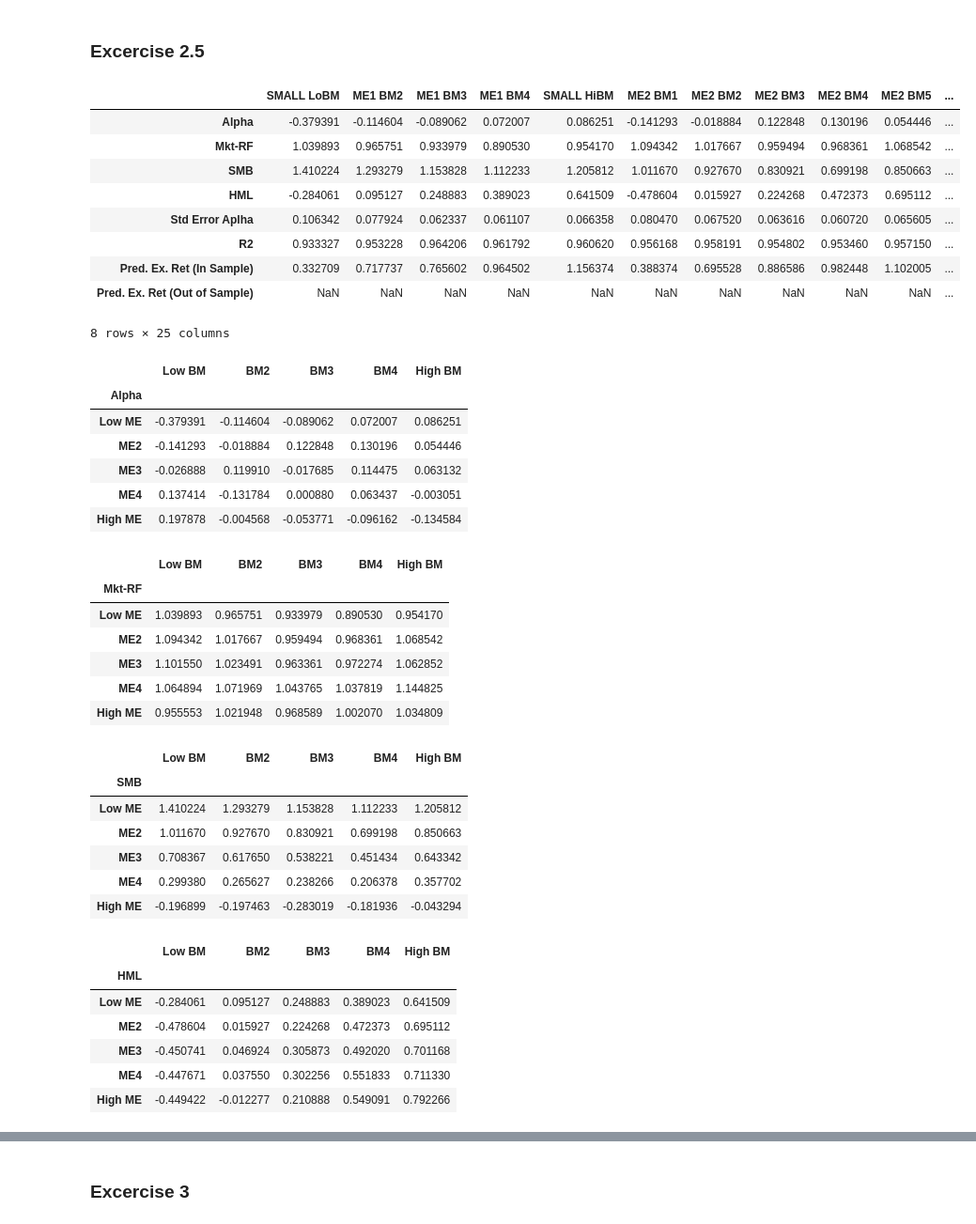
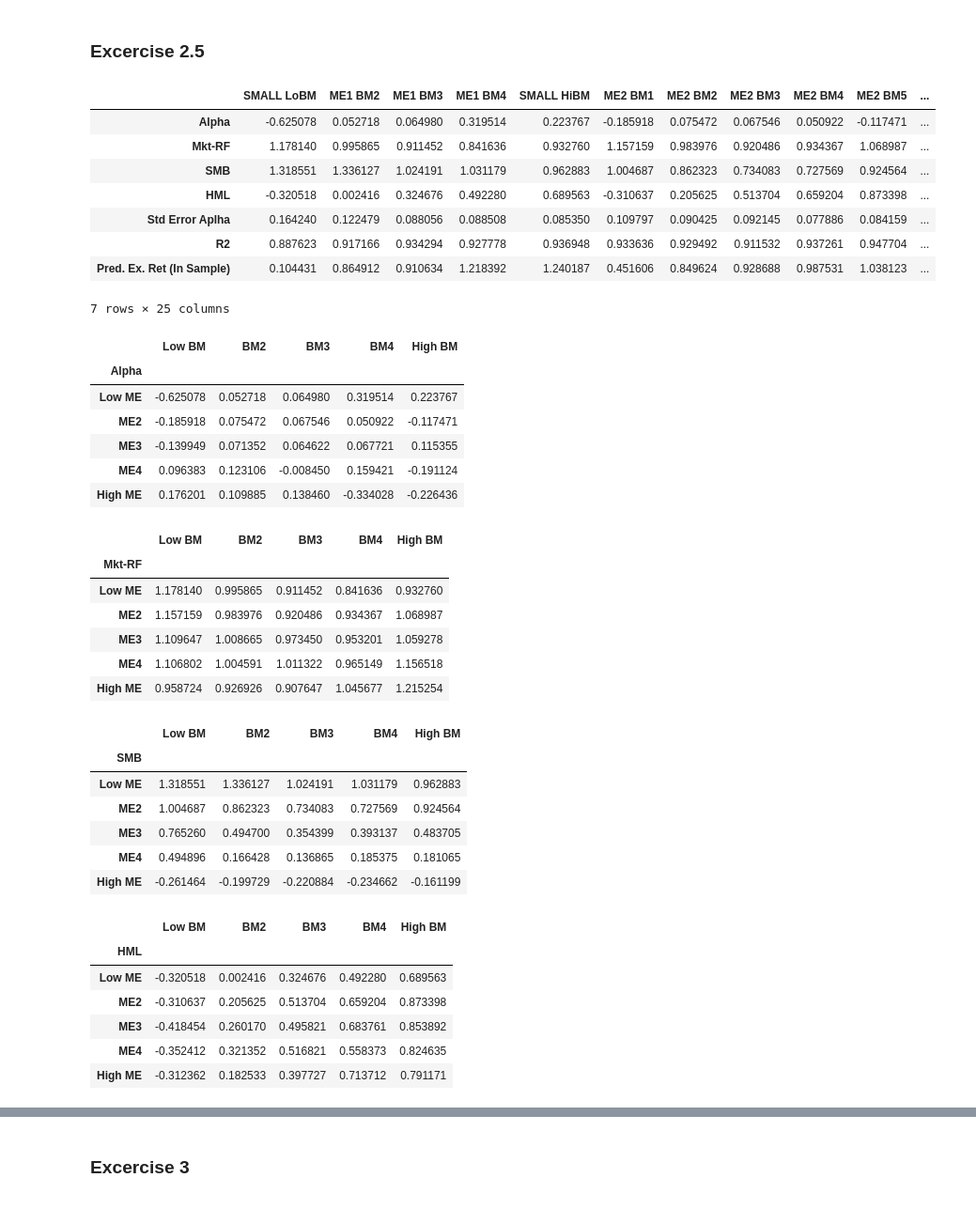
Before and after one commit to Luedman/Theory_of_Finance_Assignments, a Jupyter notebook: Assignment_3/Assignment3.ipynb, the cells around one changed output, grey strips where cells are left out. Shown at 94% size. Drawn from its saved outputs; the diff is of its cells as text; code cells hidden in the pictures.

```diff
--- a/Assignment_3/Assignment3.ipynb
+++ b/Assignment_3/Assignment3.ipynb
@@ -446,68 +446,66 @@ for portfolio_name in excess_returns_ex25.columns[:-4]:
                                    exret_pred[0]]
 # %%
 #Convert the result dict into a dataframe
-results_ex25 = pd.DataFrame(results_ex2, index = ['Alpha',
+results_ex25 = pd.DataFrame(results_ex25, index = ['Alpha',
                                                  'Mkt-RF',
                                                  'SMB','HML',
                                                  'Std Error Aplha',
-                                                 'R2', 'Pred. Ex. Ret (In Sample)',
-                                                 'Pred. Ex. Ret (Out of Sample)'])
+                                                 'R2', 'Pred. Ex. Ret (In Sample)'])
 results_ex25
 # %% [output]
 |  | SMALL LoBM | ME1 BM2 | ME1 BM3 | ME1 BM4 | SMALL HiBM | ME2 BM1 | ME2 BM2 | ME2 BM3 | ME2 BM4 | ME2 BM5 | ... |
-| Alpha | -0.379391 | -0.114604 | -0.089062 | 0.072007 | 0.086251 | -0.141293 | -0.018884 | 0.122848 | 0.130196 | 0.054446 | ... |
-| Mkt-RF | 1.039893 | 0.965751 | 0.933979 | 0.890530 | 0.954170 | 1.094342 | 1.017667 | 0.959494 | 0.968361 | 1.068542 | ... |
-| SMB | 1.410224 | 1.293279 | 1.153828 | 1.112233 | 1.205812 | 1.011670 | 0.927670 | 0.830921 | 0.699198 | 0.850663 | ... |
-| HML | -0.284061 | 0.095127 | 0.248883 | 0.389023 | 0.641509 | -0.478604 | 0.015927 | 0.224268 | 0.472373 | 0.695112 | ... |
-| Std Error Aplha | 0.106342 | 0.077924 | 0.062337 | 0.061107 | 0.066358 | 0.080470 | 0.067520 | 0.063616 | 0.060720 | 0.065605 | ... |
-| R2 | 0.933327 | 0.953228 | 0.964206 | 0.961792 | 0.960620 | 0.956168 | 0.958191 | 0.954802 | 0.953460 | 0.957150 | ... |
-| Pred. Ex. Ret (In Sample) | 0.332709 | 0.717737 | 0.765602 | 0.964502 | 1.156374 | 0.388374 | 0.695528 | 0.886586 | 0.982448 | 1.102005 | ... |
-| Pred. Ex. Ret (Out of Sample) | NaN | NaN | NaN | NaN | NaN | NaN | NaN | NaN | NaN | NaN | ... |
+| Alpha | -0.625078 | 0.052718 | 0.064980 | 0.319514 | 0.223767 | -0.185918 | 0.075472 | 0.067546 | 0.050922 | -0.117471 | ... |
+| Mkt-RF | 1.178140 | 0.995865 | 0.911452 | 0.841636 | 0.932760 | 1.157159 | 0.983976 | 0.920486 | 0.934367 | 1.068987 | ... |
+| SMB | 1.318551 | 1.336127 | 1.024191 | 1.031179 | 0.962883 | 1.004687 | 0.862323 | 0.734083 | 0.727569 | 0.924564 | ... |
+| HML | -0.320518 | 0.002416 | 0.324676 | 0.492280 | 0.689563 | -0.310637 | 0.205625 | 0.513704 | 0.659204 | 0.873398 | ... |
+| Std Error Aplha | 0.164240 | 0.122479 | 0.088056 | 0.088508 | 0.085350 | 0.109797 | 0.090425 | 0.092145 | 0.077886 | 0.084159 | ... |
+| R2 | 0.887623 | 0.917166 | 0.934294 | 0.927778 | 0.936948 | 0.933636 | 0.929492 | 0.911532 | 0.937261 | 0.947704 | ... |
+| Pred. Ex. Ret (In Sample) | 0.104431 | 0.864912 | 0.910634 | 1.218392 | 1.240187 | 0.451606 | 0.849624 | 0.928688 | 0.987531 | 1.038123 | ... |
-8 rows × 25 columns
+7 rows × 25 columns
 # %%
 alpha25 = create_output_table('Alpha', results_ex25)
 alpha25
 # %% [output]
 |  | Low BM | BM2 | BM3 | BM4 | High BM |
 | Alpha |  |  |  |  |  |
-| Low ME | -0.379391 | -0.114604 | -0.089062 | 0.072007 | 0.086251 |
-| ME2 | -0.141293 | -0.018884 | 0.122848 | 0.130196 | 0.054446 |
-| ME3 | -0.026888 | 0.119910 | -0.017685 | 0.114475 | 0.063132 |
-| ME4 | 0.137414 | -0.131784 | 0.000880 | 0.063437 | -0.003051 |
-| High ME | 0.197878 | -0.004568 | -0.053771 | -0.096162 | -0.134584 |
+| Low ME | -0.625078 | 0.052718 | 0.064980 | 0.319514 | 0.223767 |
+| ME2 | -0.185918 | 0.075472 | 0.067546 | 0.050922 | -0.117471 |
+| ME3 | -0.139949 | 0.071352 | 0.064622 | 0.067721 | 0.115355 |
+| ME4 | 0.096383 | 0.123106 | -0.008450 | 0.159421 | -0.191124 |
+| High ME | 0.176201 | 0.109885 | 0.138460 | -0.334028 | -0.226436 |
 # %%
 mktrf25 = create_output_table('Mkt-RF', results_ex25)
 mktrf25
 # %% [output]
 |  | Low BM | BM2 | BM3 | BM4 | High BM |
 | Mkt-RF |  |  |  |  |  |
-| Low ME | 1.039893 | 0.965751 | 0.933979 | 0.890530 | 0.954170 |
-| ME2 | 1.094342 | 1.017667 | 0.959494 | 0.968361 | 1.068542 |
-| ME3 | 1.101550 | 1.023491 | 0.963361 | 0.972274 | 1.062852 |
-| ME4 | 1.064894 | 1.071969 | 1.043765 | 1.037819 | 1.144825 |
-| High ME | 0.955553 | 1.021948 | 0.968589 | 1.002070 | 1.034809 |
+| Low ME | 1.178140 | 0.995865 | 0.911452 | 0.841636 | 0.932760 |
+| ME2 | 1.157159 | 0.983976 | 0.920486 | 0.934367 | 1.068987 |
+| ME3 | 1.109647 | 1.008665 | 0.973450 | 0.953201 | 1.059278 |
+| ME4 | 1.106802 | 1.004591 | 1.011322 | 0.965149 | 1.156518 |
+| High ME | 0.958724 | 0.926926 | 0.907647 | 1.045677 | 1.215254 |
 # %%
 smb25 = create_output_table('SMB', results_ex25)
 smb25
 # %% [output]
 |  | Low BM | BM2 | BM3 | BM4 | High BM |
 | SMB |  |  |  |  |  |
-| Low ME | 1.410224 | 1.293279 | 1.153828 | 1.112233 | 1.205812 |
-| ME2 | 1.011670 | 0.927670 | 0.830921 | 0.699198 | 0.850663 |
-| ME3 | 0.708367 | 0.617650 | 0.538221 | 0.451434 | 0.643342 |
-| ME4 | 0.299380 | 0.265627 | 0.238266 | 0.206378 | 0.357702 |
-| High ME | -0.196899 | -0.197463 | -0.283019 | -0.181936 | -0.043294 |
+| Low ME | 1.318551 | 1.336127 | 1.024191 | 1.031179 | 0.962883 |
+| ME2 | 1.004687 | 0.862323 | 0.734083 | 0.727569 | 0.924564 |
+| ME3 | 0.765260 | 0.494700 | 0.354399 | 0.393137 | 0.483705 |
+| ME4 | 0.494896 | 0.166428 | 0.136865 | 0.185375 | 0.181065 |
+| High ME | -0.261464 | -0.199729 | -0.220884 | -0.234662 | -0.161199 |
 # %%
 hml25 = create_output_table('HML', results_ex25)
 hml25
 # %% [output]
 |  | Low BM | BM2 | BM3 | BM4 | High BM |
 | HML |  |  |  |  |  |
-| Low ME | -0.284061 | 0.095127 | 0.248883 | 0.389023 | 0.641509 |
-| ME2 | -0.478604 | 0.015927 | 0.224268 | 0.472373 | 0.695112 |
-| ME3 | -0.450741 | 0.046924 | 0.305873 | 0.492020 | 0.701168 |
-| ME4 | -0.447671 | 0.037550 | 0.302256 | 0.551833 | 0.711330 |
-| High ME | -0.449422 | -0.012277 | 0.210888 | 0.549091 | 0.792266 |
+| Low ME | -0.320518 | 0.002416 | 0.324676 | 0.492280 | 0.689563 |
+| ME2 | -0.310637 | 0.205625 | 0.513704 | 0.659204 | 0.873398 |
+| ME3 | -0.418454 | 0.260170 | 0.495821 | 0.683761 | 0.853892 |
+| ME4 | -0.352412 | 0.321352 | 0.516821 | 0.558373 | 0.824635 |
+| High ME | -0.312362 | 0.182533 | 0.397727 | 0.713712 | 0.791171 |
 # %%
 std_alpha25 = create_output_table('Std Error Aplha', results_ex25)
 std_alpha25
```
Also changed, not shown: parts of 18 cells of this notebook.
